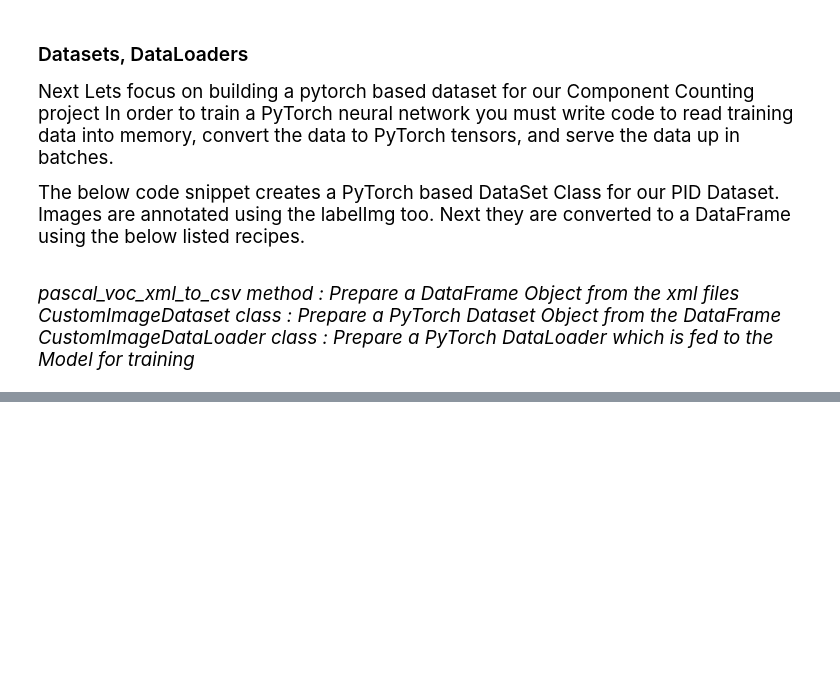
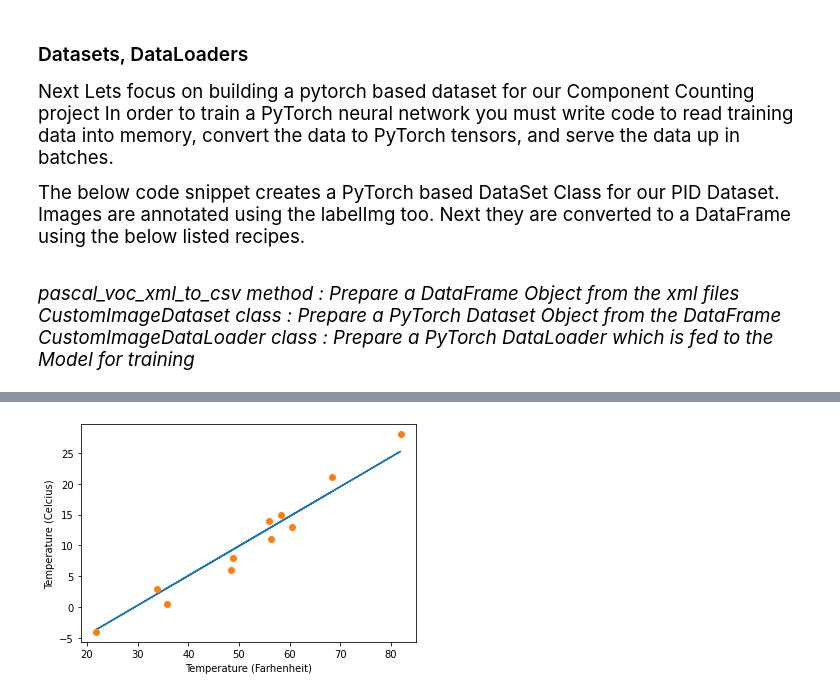
Before and after one commit to Saptarshi-SBU/Component-Counting, a Jupyter notebook: src/ml/object_detection/cc.ipynb, the cells around one changed output, grey strips where cells are left out. Drawn from its saved outputs; the diff is of its cells as text; code cells hidden in the pictures; blank space fills up the shorter version.

```diff
--- a/src/ml/object_detection/cc.ipynb
+++ b/src/ml/object_detection/cc.ipynb
@@ -351 +478,13 @@ for (idx, batch) in enumerate(my_ldr):
+# %%
+import torch
+import matplotlib.pyplot as plt
+
+# temperature in celsius (input)
+t_c = [0.5, 14.0, 15.0, 28.0, 11.0, 8.0, 3.0, -4.0, 6.0, 13.0, 21.0]
+# temperature in farhenheit (unknown)
+t_u = [35.7, 55.9, 58.2, 81.9, 56.3, 48.9, 33.9, 21.8, 48.4, 60.4, 68.4]
+t_c = torch.tensor(t_c)
+t_u = torch.tensor(t_u)
+plt.plot(t_c, t_u, 'bo')
+plt.show()
 # %% [markdown]
@@ -410,0 +496,71 @@ tensor(nan, grad_fn=<AddBackward0>)
+# %%
+def model(t_u, w, b):
+    '''
+        t_u : input tensor
+        w   : weight
+        b   : bias parameter
+    '''
+    return w * t_u + b
+
+def loss_fn(t_p, t_c):
+    '''
+        mean square loss
+    '''
+    sq_delta = (t_p - t_c) ** 2
+    return sq_delta.mean()
+
+def d_loss_fn(t_p, t_c):
+    '''
+        derivative of loss function
+    '''
+    dsq_delta = 2 * (t_p - t_c) / t_p.size(0)
+    return dsq_delta
+
+def d_model_dw(t_u, w, b):
+    '''
+        derivative of loss function w.r.t w
+    '''
+    return t_u
+
+def d_model_db(t_u, w, b):
+    '''
+        derivative of loss function w.r.t b
+    '''
+    return 1
+
+def grad_fn(t_u, t_c, t_p, w, b):
+    '''
+        overall gradient function (based on chain rule)
+    '''
+    dloss_dtp = d_loss_fn(t_p, t_c)
+    dloss_dw = dloss_dtp * d_model_dw(t_u, w, b)
+    dloss_db = dloss_dtp * d_model_db(t_u, w, b)
+    return torch.stack([dloss_dw.sum(), dloss_db.sum()])
+
+def training_loop(n_epochs, learning_rate, params, t_u, t_c):
+    for epoch in range(1, n_epochs + 1):
+        w, b = params
+        t_p = model(t_u, w, b)
+        loss = loss_fn(t_p, t_c)
+        grad = grad_fn(t_u, t_c, t_p, w, b)
+        params = params - learning_rate * grad
+        #print ('Epoch %d Loss %d' % (epoch, float(loss)))
+    print ('Epoch %d Loss %d' % (epoch, float(loss)))
+    return params
+
+w = torch.ones(())
+b = torch.zeros(())
+print ('initial params:', torch.tensor([w,b]))
+'''
+lr : 1e-2 -> 1e-4
+normalize : t_u -> 0.1 * t_u
+'''
+params = training_loop(n_epochs=1000, learning_rate= 1e-2, params=torch.tensor([1.0, 0.0]), t_u=0.1*t_u, t_c=t_c)
+print ('final params:', params)
+
+t_p = model(t_u*0.1, *params)
+plt.xlabel("Temperature (Farhenheit)")
+plt.ylabel("Temperature (Celcius)")
+plt.plot(t_u.numpy(), t_p.detach().numpy())
+plt.plot(t_u.numpy(), t_c.numpy(), 'o')
+# %% [output]
@@ -410,0 +571 @@ tensor(nan, grad_fn=<AddBackward0>)
+[figure, added]
```
Also changed, not shown: parts of 20 cells of this notebook.
